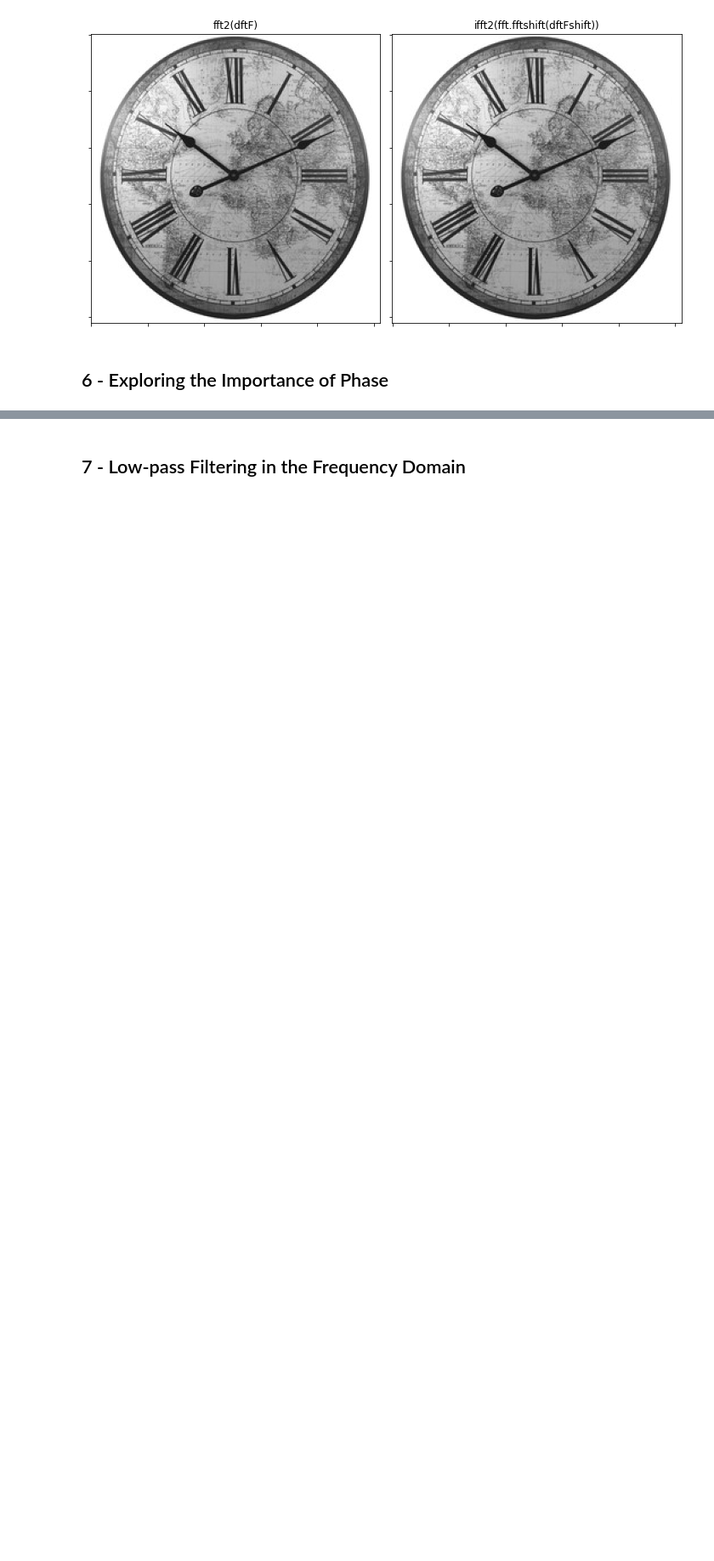
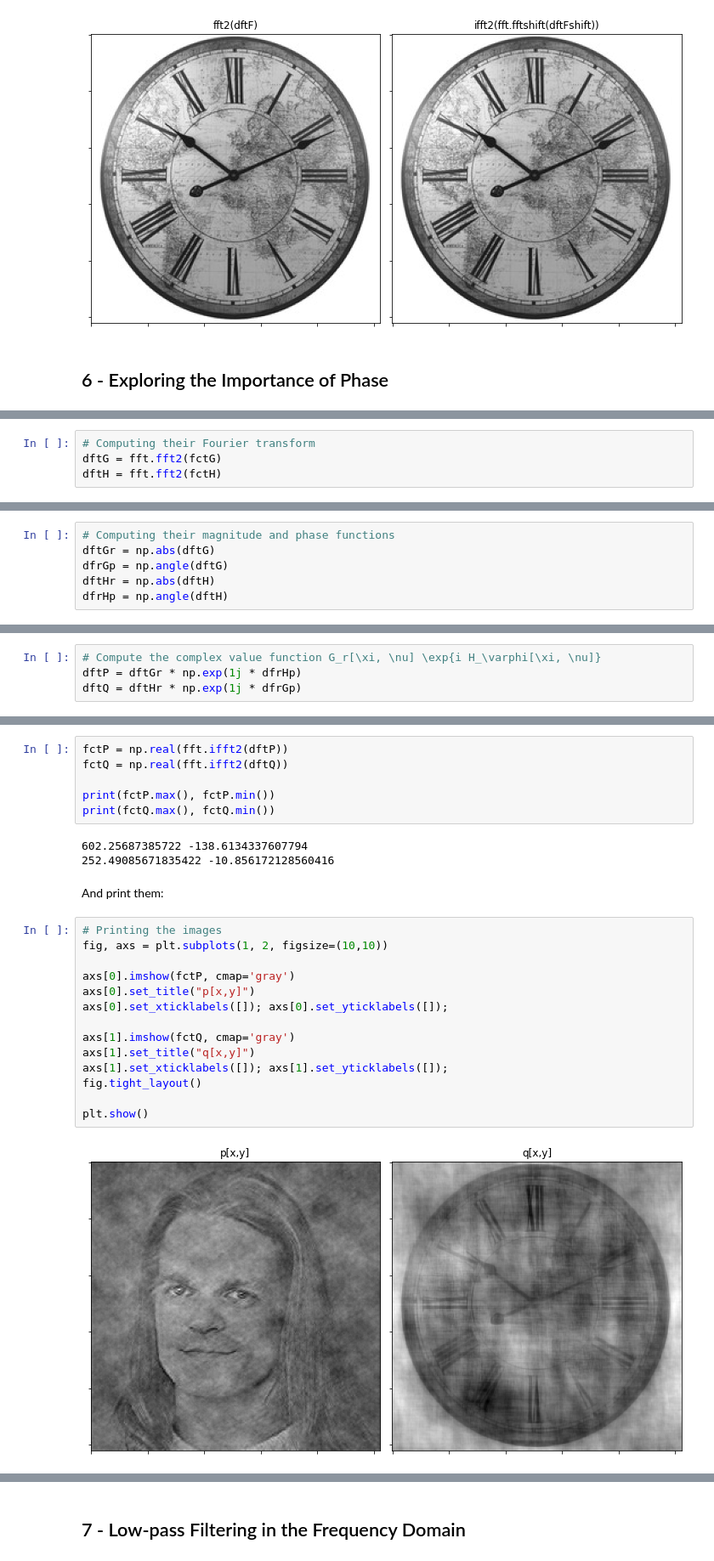
Before and after one commit to FabriceBeaumont/MA-INF_2314_IPSA, a Jupyter notebook: Code/Exercise3/SolutionsOfSheet3.ipynb, the cells around one changed output, grey strips where cells are left out. Shown at 85% size. Saved outputs shown, nothing was run; the diff lists cells and outputs as text; blank space fills up the shorter version.

```diff
--- a/Code/Exercise3/SolutionsOfSheet3.ipynb
+++ b/Code/Exercise3/SolutionsOfSheet3.ipynb
@@ -604,0 +615,4 @@ plt.show()
+# %%
+# Computing their Fourier transform
+dftG = fft.fft2(fctG)
+dftH = fft.fft2(fctH)
@@ -604,0 +625,6 @@ plt.show()
+# %%
+# Computing their magnitude and phase functions
+dftGr = np.abs(dftG)
+dfrGp = np.angle(dftG)
+dftHr = np.abs(dftH)
+dfrHp = np.angle(dftH)
@@ -604,0 +634,4 @@ plt.show()
+# %%
+# Compute the complex value function G_r[\xi, \nu] \exp{i H_\varphi[\xi, \nu]}
+dftP = dftGr * np.exp(1j * dfrHp)
+dftQ = dftHr * np.exp(1j * dfrGp)
@@ -604,0 +641,27 @@ plt.show()
+# %%
+fctP = np.real(fft.ifft2(dftP))
+fctQ = np.real(fft.ifft2(dftQ))
+
+print(fctP.max(), fctP.min())
+print(fctQ.max(), fctQ.min())
+# %% [output]
+602.25687385722 -138.6134337607794
+252.49085671835422 -10.856172128560416
+# %% [markdown]
+And print them:
+# %%
+# Printing the images
+fig, axs = plt.subplots(1, 2, figsize=(10,10))
+
+axs[0].imshow(fctP, cmap='gray')
+axs[0].set_title("p[x,y]")
+axs[0].set_xticklabels([]); axs[0].set_yticklabels([]);
+
+axs[1].imshow(fctQ, cmap='gray')
+axs[1].set_title("q[x,y]")
+axs[1].set_xticklabels([]); axs[1].set_yticklabels([]);
+fig.tight_layout()
+
+plt.show()
+# %% [output]
+[figure, added]
```
Also changed, not shown: parts of 11 cells of this notebook.
